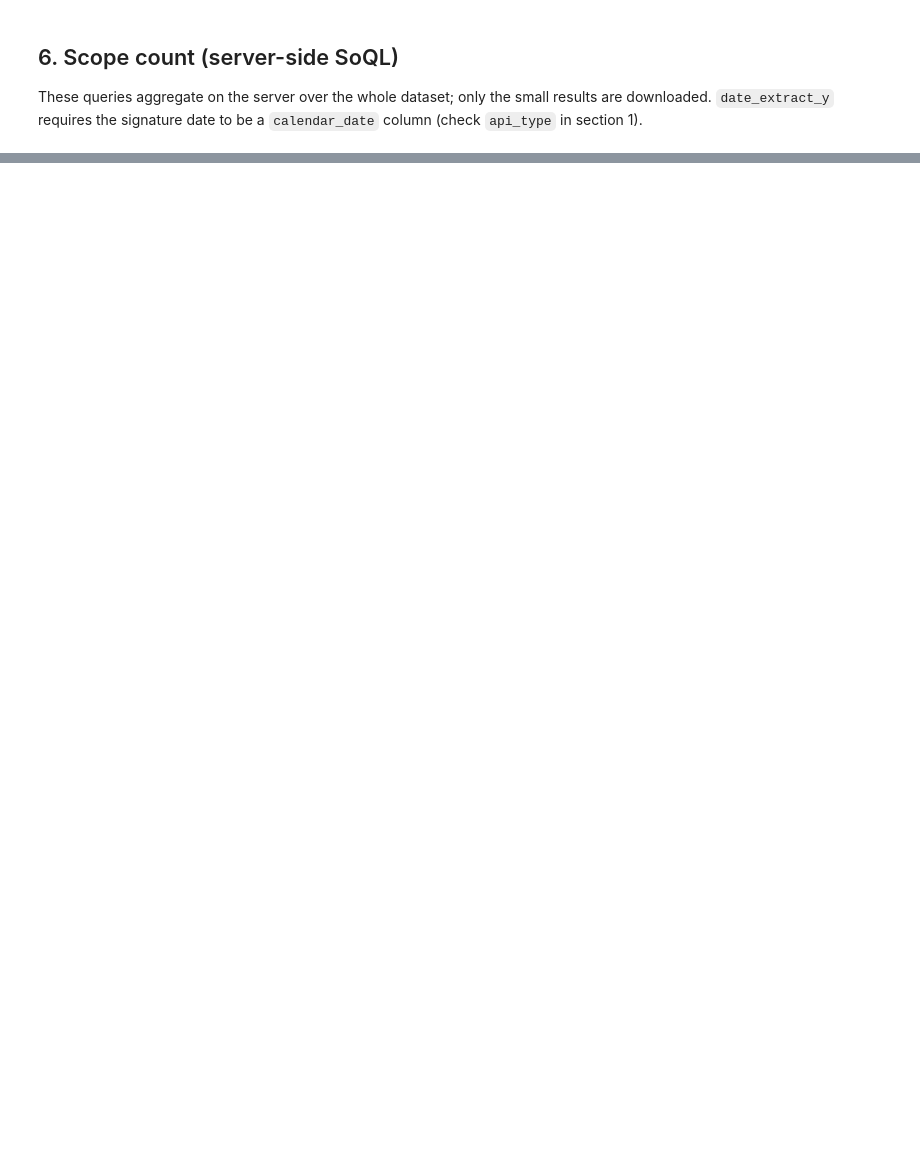
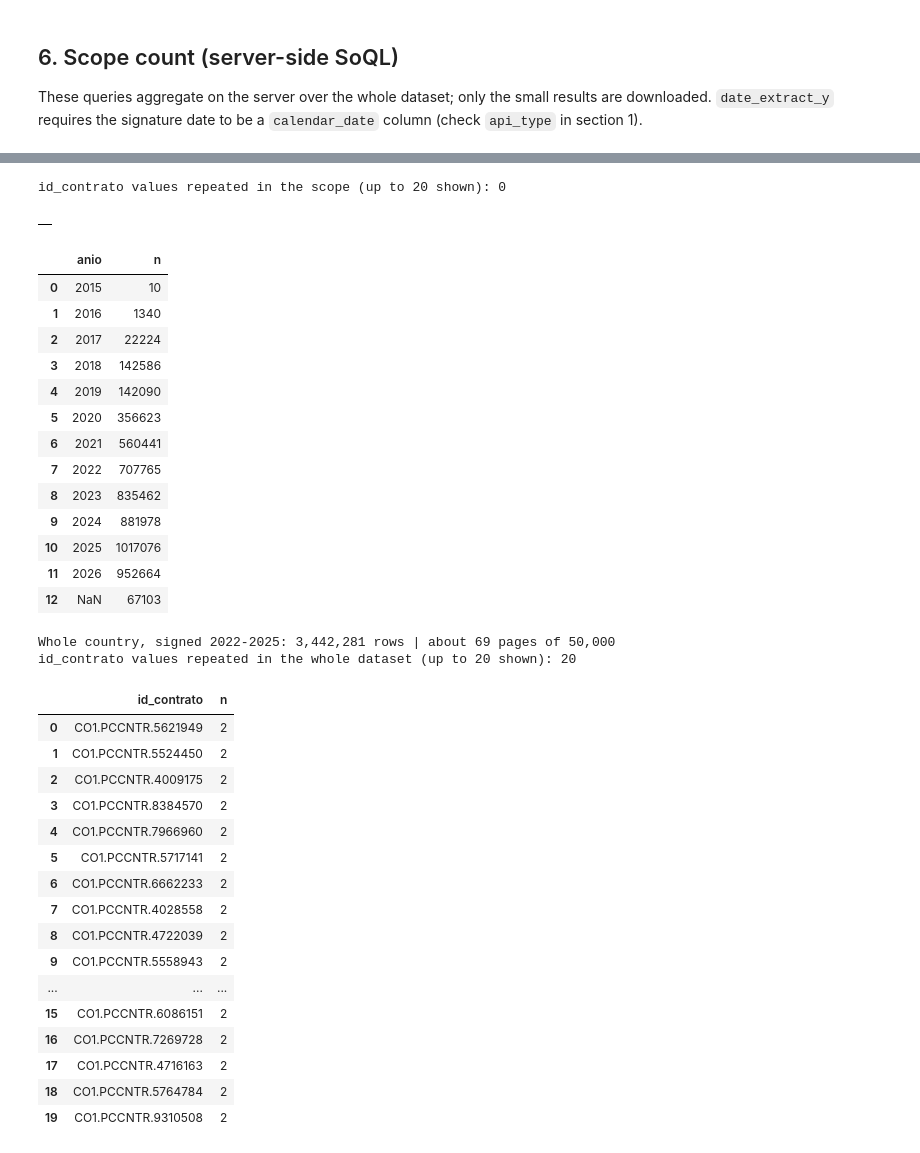
Before and after one commit to Dvargasar6/SecopII_project, a Jupyter notebook: notebooks/01_exploracion.ipynb, the cells around one changed output, grey strips where cells are left out. Saved outputs shown, nothing was run; the diff lists cells and outputs as text; code cells hidden in the pictures; blank space fills up the shorter version.

```diff
--- a/notebooks/01_exploracion.ipynb
+++ b/notebooks/01_exploracion.ipynb
@@ -383,0 +590,62 @@ print(f'Extraction: about {-(-scope_n // PAGE)} pages of {PAGE:,} rows; '
+# %%
+# Server-side duplicate check over the whole proposed scope (the sample in section 5 had none).
+# Full SoQL through $query because sodapy has no keyword argument for HAVING.
+dups = soql(query=(
+    f"SELECT {ID}, count(*) AS n WHERE {scope_where} "
+    f"GROUP BY {ID} HAVING count(*) > 1 ORDER BY count(*) DESC LIMIT 20"
+))
+print(f'{ID} values repeated in the scope (up to 20 shown): {len(dups)}')
+dups
+# %% [output]
+id_contrato values repeated in the scope (up to 20 shown): 0
+|  |
+# %%
+# Nationwide alternative: contracts per signature year in the whole country, and duplicates nationwide
+by_year_all = soql(select=f'{year} AS anio, count(*) AS n', group=year, order=year, limit=200)
+by_year_all['n'] = by_year_all['n'].astype(int)
+display(by_year_all)
+
+nat_where = f"{DATE} >= '{START}' AND {DATE} < '{END}'"
+nat_n = int(soql(select='count(*) AS n', where=nat_where)['n'].iloc[0])
+print(f'Whole country, signed 2022-2025: {nat_n:,} rows | about {-(-nat_n // PAGE)} pages of {PAGE:,}')
+
+dups_all = soql(query=(
+    f"SELECT {ID}, count(*) AS n GROUP BY {ID} HAVING count(*) > 1 "
+    f"ORDER BY count(*) DESC LIMIT 20"
+))
+print(f'{ID} values repeated in the whole dataset (up to 20 shown): {len(dups_all)}')
+dups_all
+# %% [output]
+|  | anio | n |
+| 0 | 2015 | 10 |
+| 1 | 2016 | 1340 |
+| 2 | 2017 | 22224 |
+| 3 | 2018 | 142586 |
+| 4 | 2019 | 142090 |
+| 5 | 2020 | 356623 |
+| 6 | 2021 | 560441 |
+| 7 | 2022 | 707765 |
+| 8 | 2023 | 835462 |
+| 9 | 2024 | 881978 |
+| 10 | 2025 | 1017076 |
+| 11 | 2026 | 952664 |
+| 12 | NaN | 67103 |
+Whole country, signed 2022-2025: 3,442,281 rows | about 69 pages of 50,000
+id_contrato values repeated in the whole dataset (up to 20 shown): 20
+|  | id_contrato | n |
+| 0 | CO1.PCCNTR.5621949 | 2 |
+| 1 | CO1.PCCNTR.5524450 | 2 |
+| 2 | CO1.PCCNTR.4009175 | 2 |
+| 3 | CO1.PCCNTR.8384570 | 2 |
+| 4 | CO1.PCCNTR.7966960 | 2 |
+| 5 | CO1.PCCNTR.5717141 | 2 |
+| 6 | CO1.PCCNTR.6662233 | 2 |
+| 7 | CO1.PCCNTR.4028558 | 2 |
+| 8 | CO1.PCCNTR.4722039 | 2 |
+| 9 | CO1.PCCNTR.5558943 | 2 |
+| ... | ... | ... |
+| 15 | CO1.PCCNTR.6086151 | 2 |
+| 16 | CO1.PCCNTR.7269728 | 2 |
+| 17 | CO1.PCCNTR.4716163 | 2 |
+| 18 | CO1.PCCNTR.5764784 | 2 |
+| 19 | CO1.PCCNTR.9310508 | 2 |
```
Also changed, not shown: parts of 16 cells of this notebook, 1 other file.
